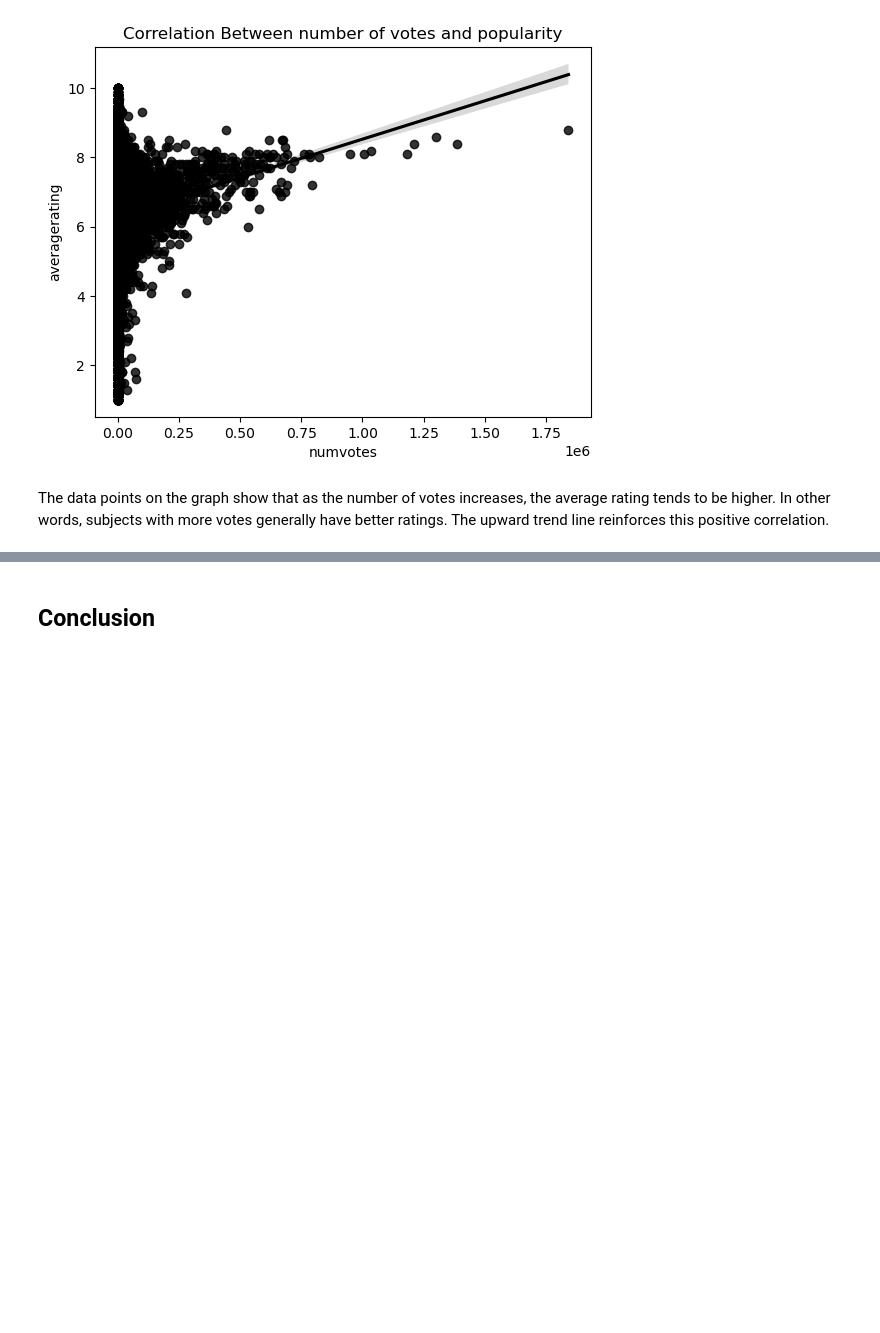
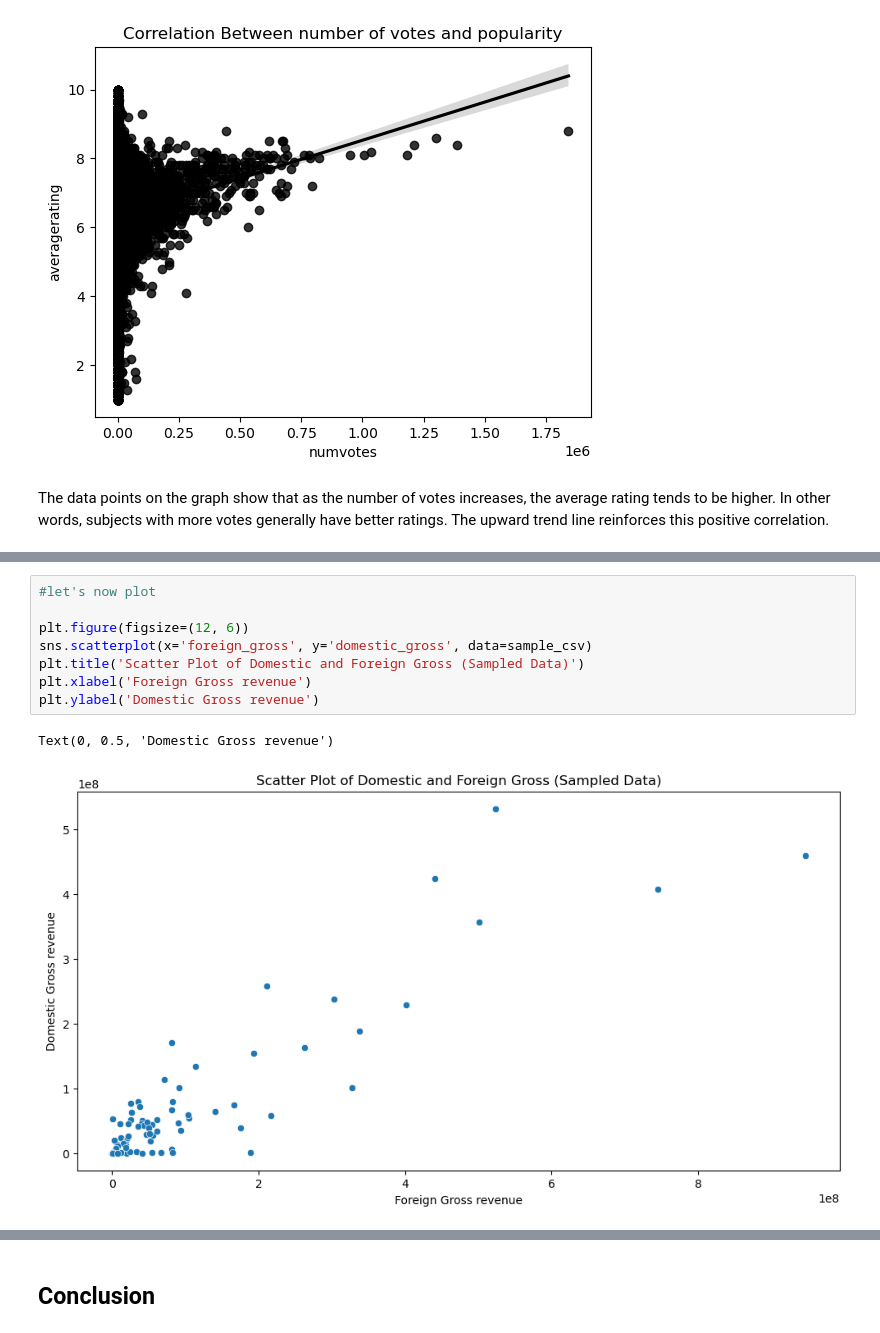
Before and after one commit to Kanyi254/dsc-phase-2-project-v3, a Jupyter notebook: student.ipynb, the cells around one changed output, grey strips where cells are left out. Drawn from its saved outputs; the diff is of its cells as text; blank space fills up the shorter version.

```diff
--- a/student.ipynb
+++ b/student.ipynb
@@ -688,0 +737,11 @@ The data points on the graph show that as the number of votes increases, the ave
+# %%
+#let's now plot
+
+plt.figure(figsize=(12, 6))
+sns.scatterplot(x='foreign_gross', y='domestic_gross', data=sample_csv)
+plt.title('Scatter Plot of Domestic and Foreign Gross (Sampled Data)')
+plt.xlabel('Foreign Gross revenue')
+plt.ylabel('Domestic Gross revenue')
+# %% [output]
+Text(0, 0.5, 'Domestic Gross revenue')
+[figure, added]
```
Also changed, not shown: parts of 22 cells of this notebook, 1 other file.
